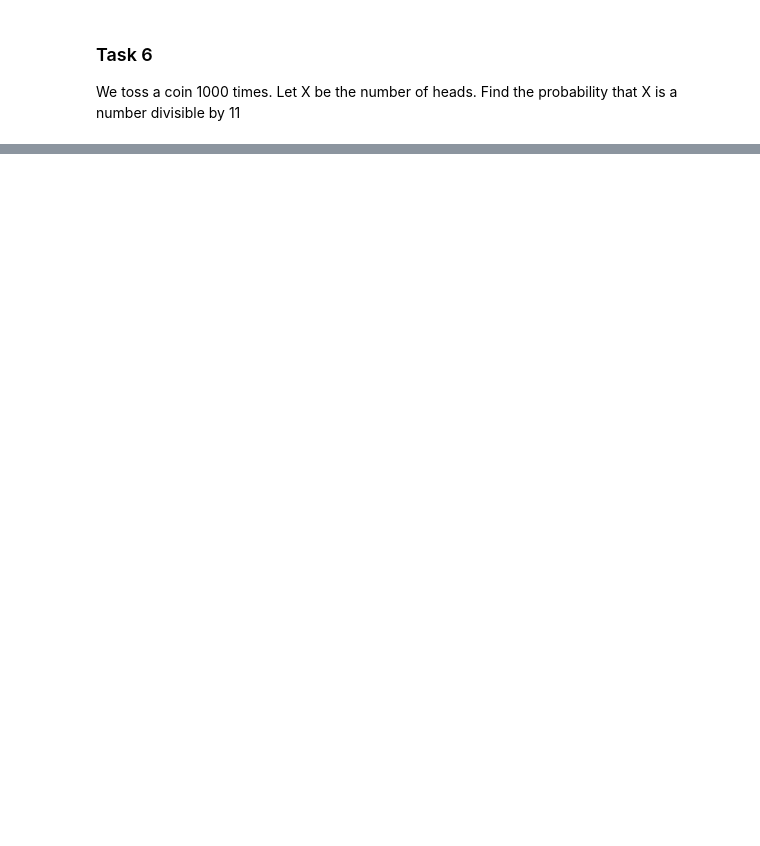
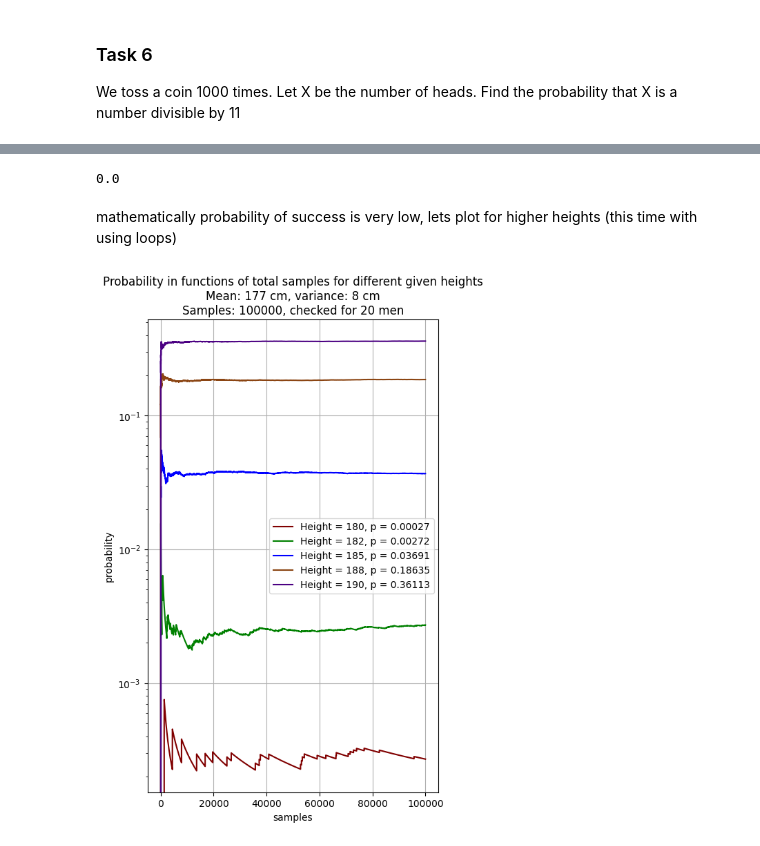
Before and after one commit to Yolonek/BigDataAlgorithms, a Jupyter notebook: List1/List1_Solved.ipynb, the cells around one changed output, grey strips where cells are left out. Drawn from its saved outputs; the diff is of its cells as text; code cells hidden in the pictures; blank space fills up the shorter version.

```diff
--- a/List1/List1_Solved.ipynb
+++ b/List1/List1_Solved.ipynb
@@ -198,0 +228,3 @@ is a number divisible by 11
+# %%
+mean_height = 177
+std_height = 8
@@ -198,0 +257,10 @@ is a number divisible by 11
+# %%
+# First we calculate real probability
+
+less_than = 165
+X = 20
+p_less_than = norm.cdf(less_than, loc=mean_height, scale=std_height)
+p_X_less_than = pow(p_less_than, X)
+
+print(f'Probability of chosen man shorter than {less_than} cm: {p_less_than}')
+print(f'Probability of chosen {X} man shorter than {less_than} cm: {p_X_less_than}')
@@ -198,0 +285,41 @@ is a number divisible by 11
+# %%
+trials = 1000000
+trials_array = np.zeros(trials)
+result = check_condition_function(trials_array)
+approximation = np.sum(result) / len(result)
+print(approximation)
+# %% [output]
+0.0
+# %% [markdown]
+mathematically probability of success is very low, lets plot for higher heights (this time with using loops)
+# %%
+max_height = [180, 182, 185, 188, 190]
+ranges = []
+samples = 100000
+
+for height in max_height:
+    probability_range = np.zeros(samples)
+    success_count = 0
+    for i in range(samples):
+        event = normal(loc=mean_height, scale=std_height, size=X)
+        condition = np.where(event > height)[0]
+        if not np.any(condition):
+            success_count += 1
+        probability_range[i] = success_count / (i + 1)
+    ranges.append(probability_range)
+# %%
+figure3, axes3 = plt.subplots(layout='constrained')
+colors = ['maroon', 'green', 'blue', 'saddlebrown', 'indigo']
+for index, height in enumerate(max_height):
+    axes3.plot(ranges[index], color=colors[index],
+               label=f'Height = {height}, p = {ranges[index][-1]}')
+axes3.legend()
+axes3.grid()
+title = f'Probability in functions of total samples for different given heights\n' \
+        f'Mean: {mean_height} cm, variance: {std_height} cm\n' \
+        f'Samples: {samples}, checked for {X} men'
+axes3.set(xlabel='samples', ylabel='probability', yscale='log')
+axes3.set_title(title)
+figure3.set_size_inches(5, 8)
+# %% [output]
+[figure, added]
```
Also changed, not shown: parts of 23 cells of this notebook.
